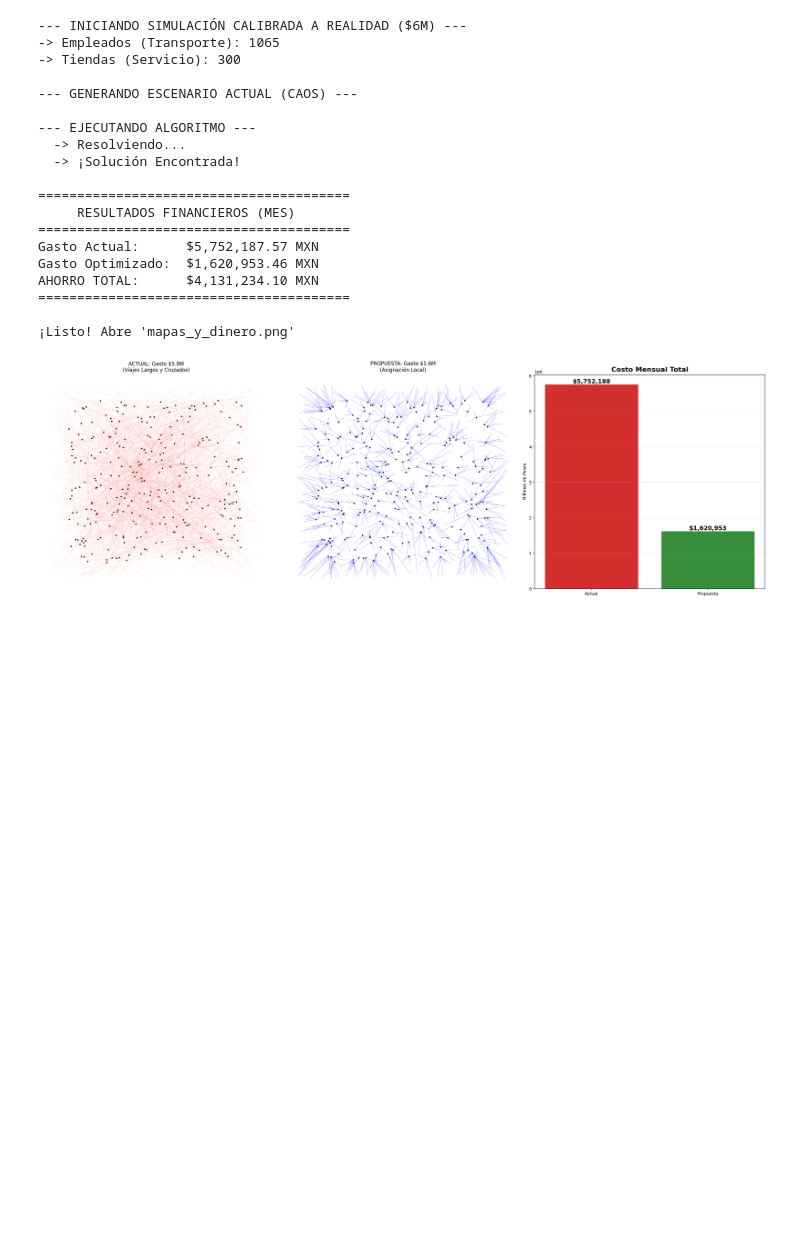
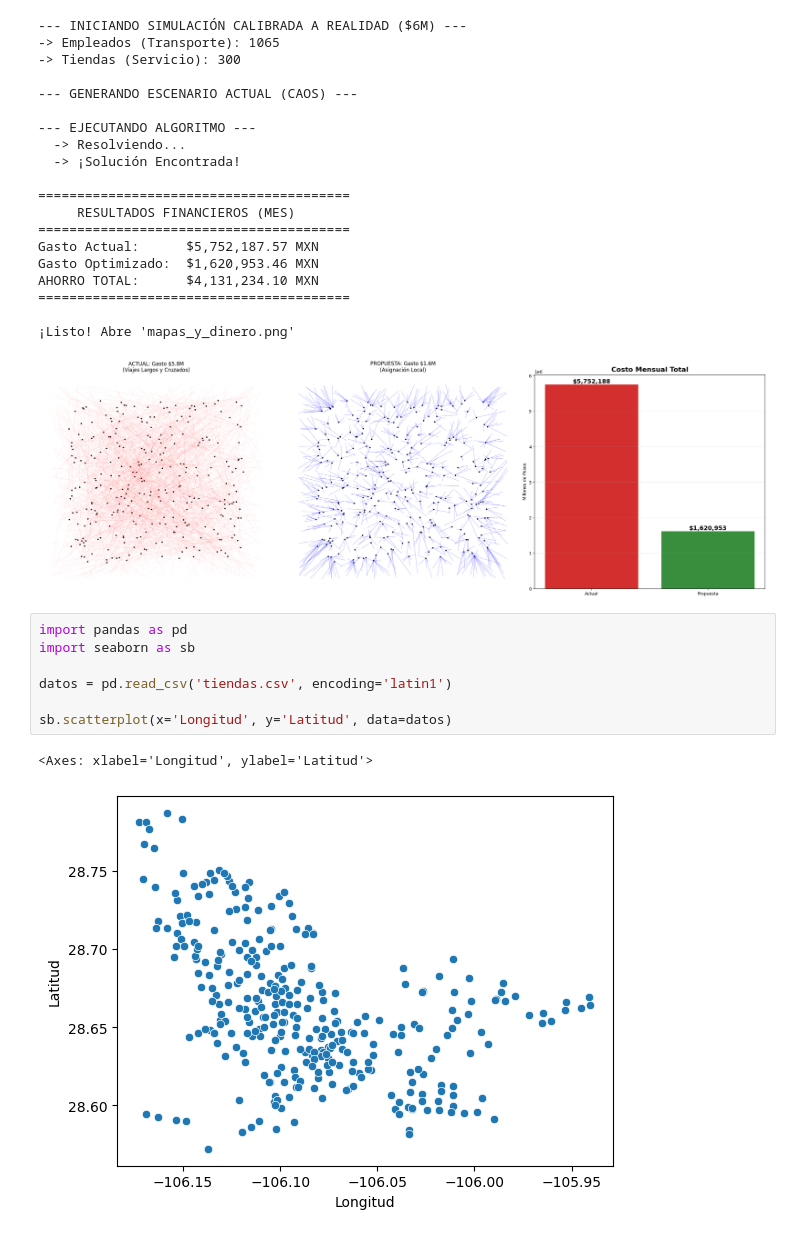
Before and after one commit to ElMeme26/oxxo-algoritmo, a Jupyter notebook: Algoritmo_OXXO_Datos_Ajustados.ipynb, the cells around one changed output. Cells and saved outputs as stored; diff of their text form; blank space fills up the shorter version.

Commit message:
Introducción a datos de DENUE

```diff
--- a/Algoritmo_OXXO_Datos_Ajustados.ipynb
+++ b/Algoritmo_OXXO_Datos_Ajustados.ipynb
@@ -464,3 +466,13 @@ AHORRO TOTAL:      $4,131,234.10 MXN
 
 ¡Listo! Abre 'mapas_y_dinero.png'
 [figure]
+# %%
+import pandas as pd
+import seaborn as sb
+
+datos = pd.read_csv('tiendas.csv', encoding='latin1')
+
+sb.scatterplot(x='Longitud', y='Latitud', data=datos)
+# %% [output]
+<Axes: xlabel='Longitud', ylabel='Latitud'>
+[figure, added]
```
Also changed, not shown: parts of 3 cells of this notebook.
